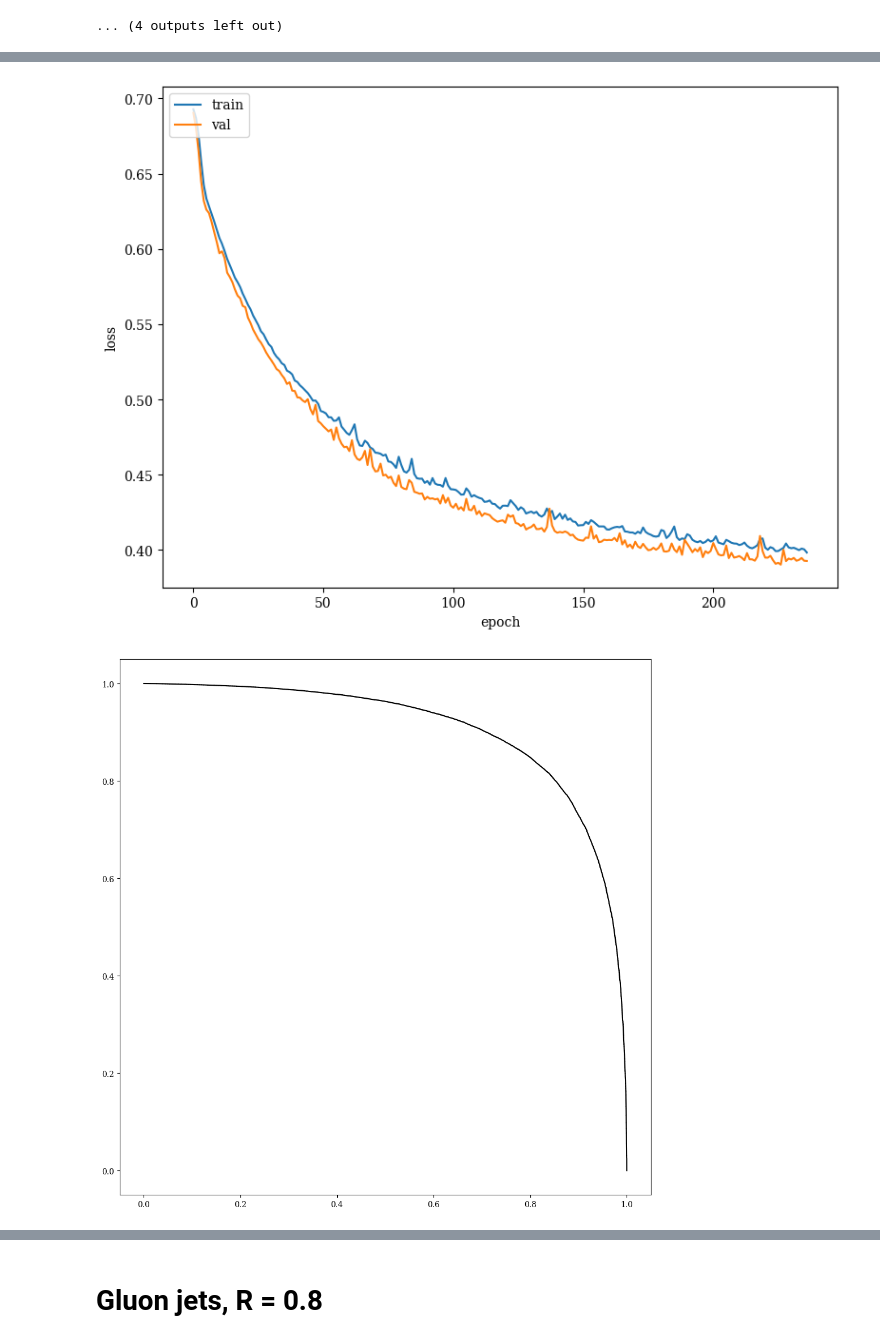
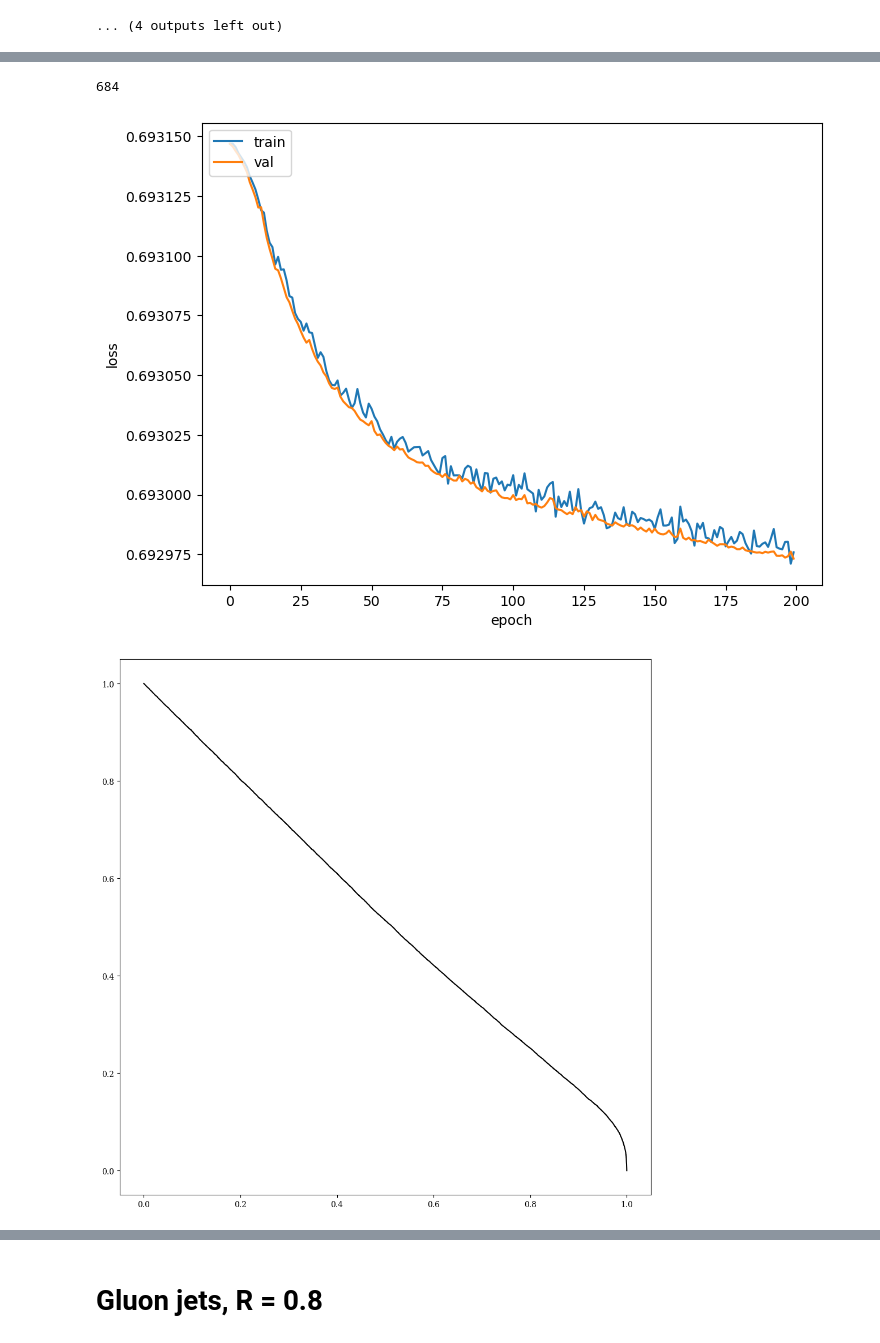
Before and after one commit to SamBT/safeUncalculable, a Jupyter notebook: trainEFN.ipynb, the cells around one changed output, grey strips where cells are left out. Saved outputs shown, nothing was run; the diff lists cells and outputs as text; code cells hidden in the pictures.

```diff
--- a/trainEFN.ipynb
+++ b/trainEFN.ipynb
@@ -27,11 +27,11 @@ To enable them in other operations, rebuild TensorFlow with the appropriate comp
 base="/uscms/home/sbrightt/nobackup/jets-ml/datasets/safeIncalculable_v2/"
 nmax = 200000
 
-hdata = get_data('q',hlevel=True,efrac=False,base=base,nmax=nmax)
+hdata = get_data('q',hlevel=True,efrac=True,base=base,nmax=nmax,wta=False)
 htrain, htest = train_test_split(hdata,train_size=0.5,random_state=rng1)
 htest, hval = train_test_split(htest,train_size=0.5,random_state=rng2)
 
-pdata = get_data('q',hlevel=False,efrac=False,base=base,nmax=nmax)
+pdata = get_data('q',hlevel=False,efrac=True,base=base,nmax=nmax,wta=False)
 ptrain, ptest = train_test_split(pdata,train_size=0.5,random_state=rng1)
 ptest, pval = train_test_split(ptest,train_size=0.5,random_state=rng2)
 
@@ -230,24 +351,24 @@ h = plt.hist2d(test[test_labels[:,0]==0][:,:,1].flatten()[mask],test[test_labels
 # %%
 # Regular EFN, no spectral normalization
 loss = BinaryCrossentropy(from_logits=False)
-#out_act = keras.activations.linear
-model_kwargs = {"Phi_sizes":(100,100,8), "F_sizes":(100,100,100),
+L = 1
+model_kwargs = {"Phi_sizes":(150,150,L), "F_sizes":(100,100,100),
                 "F_dropouts":0.1,
                 "input_dim":2,
                 "output_dim":1,"output_act":"sigmoid",
                 "patience":10,
-                "optimizer":Adam(1e-3),
+                "optimizer":Adam(1e-4),
                 "loss":loss,
                 "summary":True}
-model_kwargs['spectral'] = False
-train_kwargs = {"epochs":500,"verbose":1,"batch_size":10000}
+model_kwargs['spectral'] = True
+train_kwargs = {"epochs":200,"verbose":1,"batch_size":10000}
 efn, auc, efn_fp, efn_tp, threshs = train_efn((train,train_labels),
                                               (test,test_labels),
                                               (val,val_labels),
                                               model_kwargs,
                                               train_kwargs,
                                               plot=True)
-#efn.save("keras_models_v2/qjet_EFN_zpT_iter1.keras")
+efn.save(f"keras_models_Lsmall/qjet_spectralEFN_zpT_L1.keras")
 #del efn
 gc.collect()
 # %% [output]
@@ -272,2 +422,3 @@ EFN AUC: 0.9054072572
+684
-[figure, old version]
+[figure, new version]
-[figure, old version]
+[figure, new version]
```
Also changed, not shown: parts of 35 cells of this notebook, 9 other files.
